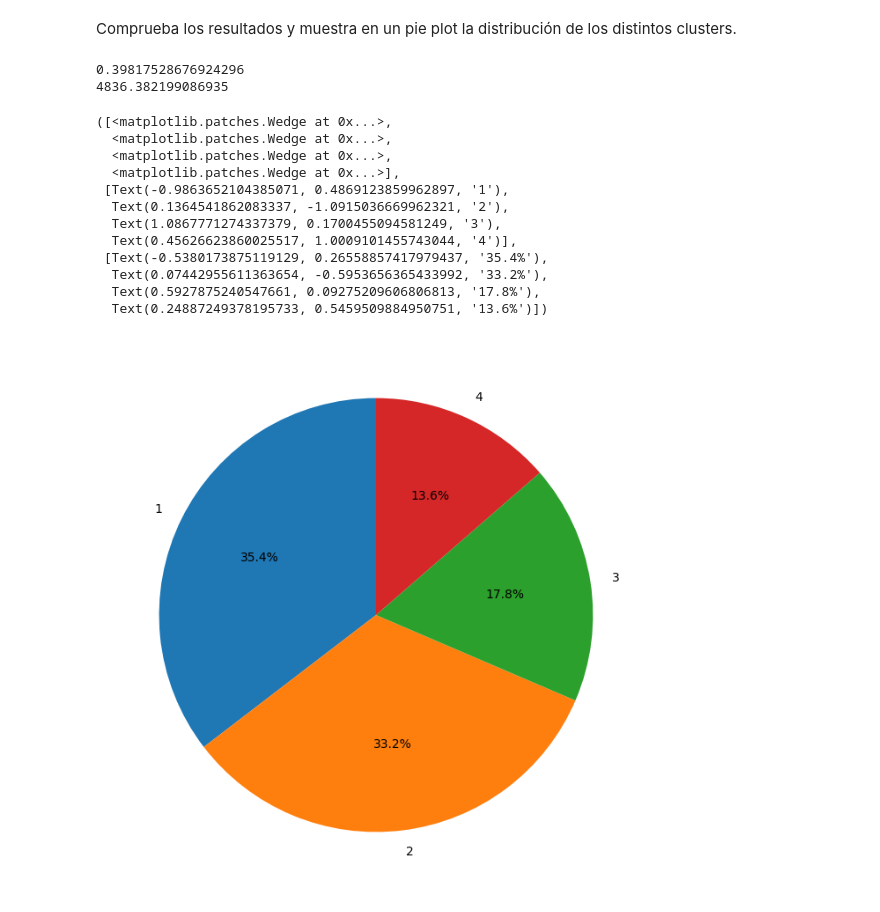
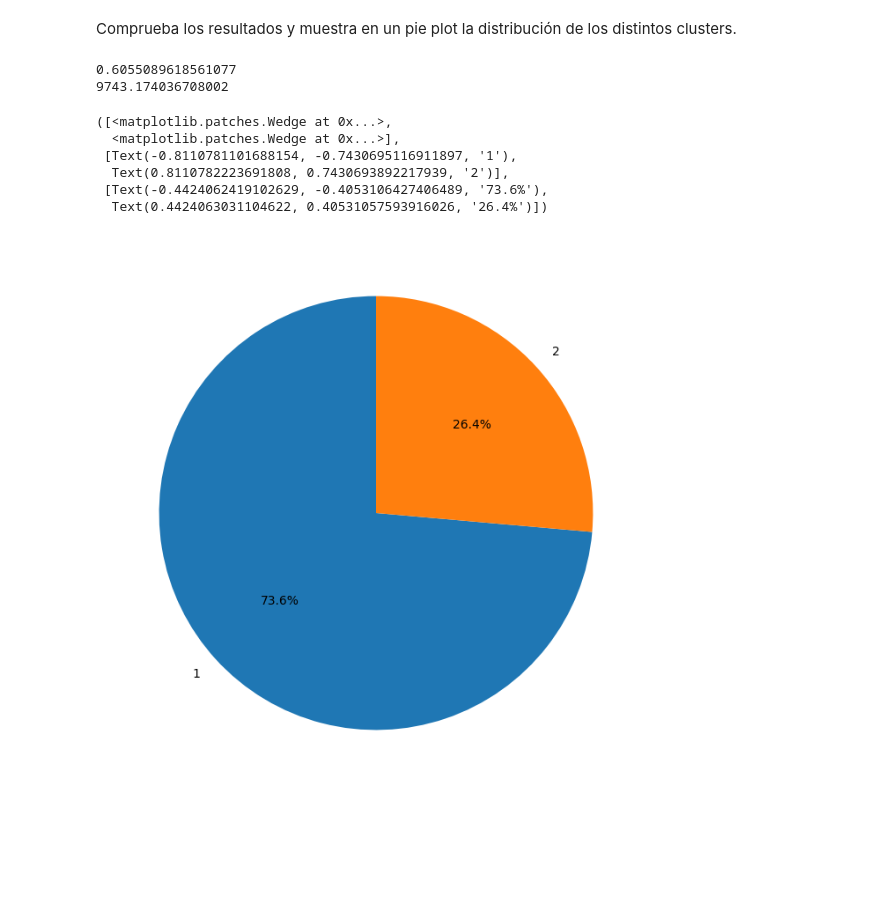
Before and after one commit to Rafacercos/ONLINE_DS_THEBRIDGE_RAFACERCOS, a Jupyter notebook: MIS_EJERCICIOS/Machine Learning/Clustering/EJER_1_kmeans_drugs_review.ipynb, the cells around one changed output. Drawn from its saved outputs; the diff is of its cells as text; code cells hidden in the pictures; blank space fills up the shorter version.

```diff
--- a/MIS_EJERCICIOS/Machine Learning/Clustering/EJER_1_kmeans_drugs_review.ipynb
+++ b/MIS_EJERCICIOS/Machine Learning/Clustering/EJER_1_kmeans_drugs_review.ipynb
@@ -95,29 +95,23 @@ Valor óptimo de k = 4 ?
 # %% [markdown]
 Comprueba los resultados y muestra en un pie plot la distribución de los distintos clusters.
 # %%
-modelo= KMeans(n_clusters=4, init='k-means++', random_state=42)
+modelo= KMeans(n_clusters=2, init='k-means++', random_state=42)
 pred = modelo.fit_predict(df)
 print(silhouette_score(df,pred))
 print(modelo.inertia_)
 # %% [output]
-0.39817528676924296
-4836.382199086935
+0.6055089618561077
+9743.174036708002
 # %%
 conteo = pd.Series(pred).value_counts()
 # %%
 plt.figure(figsize=(8, 8))
-plt.pie(conteo,labels = np.arange(1,5),autopct='%1.1f%%', startangle=90)
+plt.pie(conteo,labels = np.arange(1,3),autopct='%1.1f%%', startangle=90)
 # %% [output]
 ([<matplotlib.patches.Wedge at 0x...>,
-  <matplotlib.patches.Wedge at 0x...>,
-  <matplotlib.patches.Wedge at 0x...>,
   <matplotlib.patches.Wedge at 0x...>],
- [Text(-0.9863652104385071, 0.4869123859962897, '1'),
-  Text(0.1364541862083337, -1.0915036669962321, '2'),
-  Text(1.0867771274337379, 0.1700455094581249, '3'),
-  Text(0.45626623860025517, 1.0009101455743044, '4')],
- [Text(-0.5380173875119129, 0.26558857417979437, '35.4%'),
-  Text(0.07442955611363654, -0.5953656365433992, '33.2%'),
-  Text(0.5927875240547661, 0.09275209606806813, '17.8%'),
-  Text(0.24887249378195733, 0.5459509884950751, '13.6%')])
+ [Text(-0.8110781101688154, -0.7430695116911897, '1'),
+  Text(0.8110782223691808, 0.7430693892217939, '2')],
+ [Text(-0.4424062419102629, -0.4053106427406489, '73.6%'),
+  Text(0.4424063031104622, 0.40531057593916026, '26.4%')])
-[figure, old version]
+[figure, new version]
```
Also changed, not shown: parts of 2 cells of this notebook, 1 other file.
